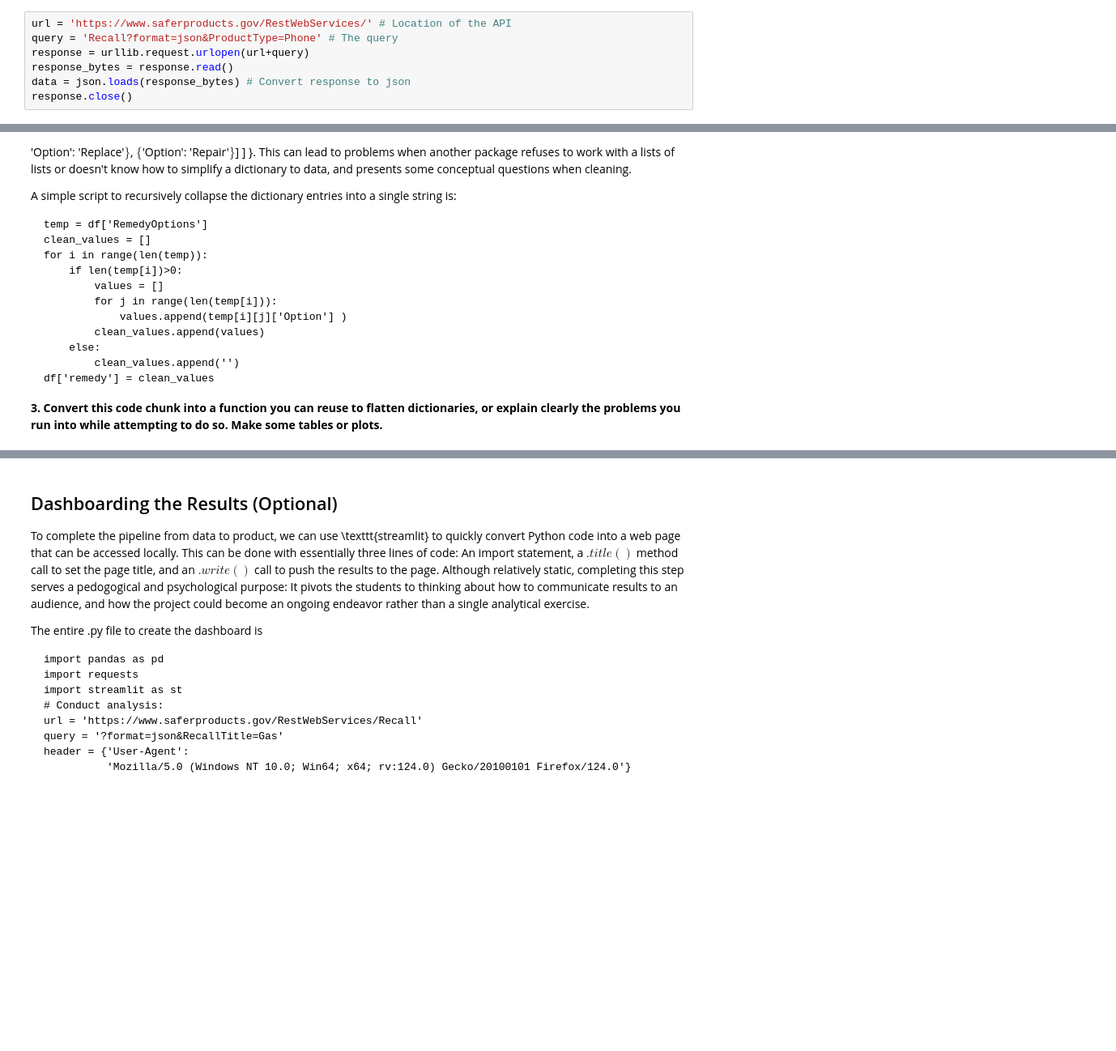
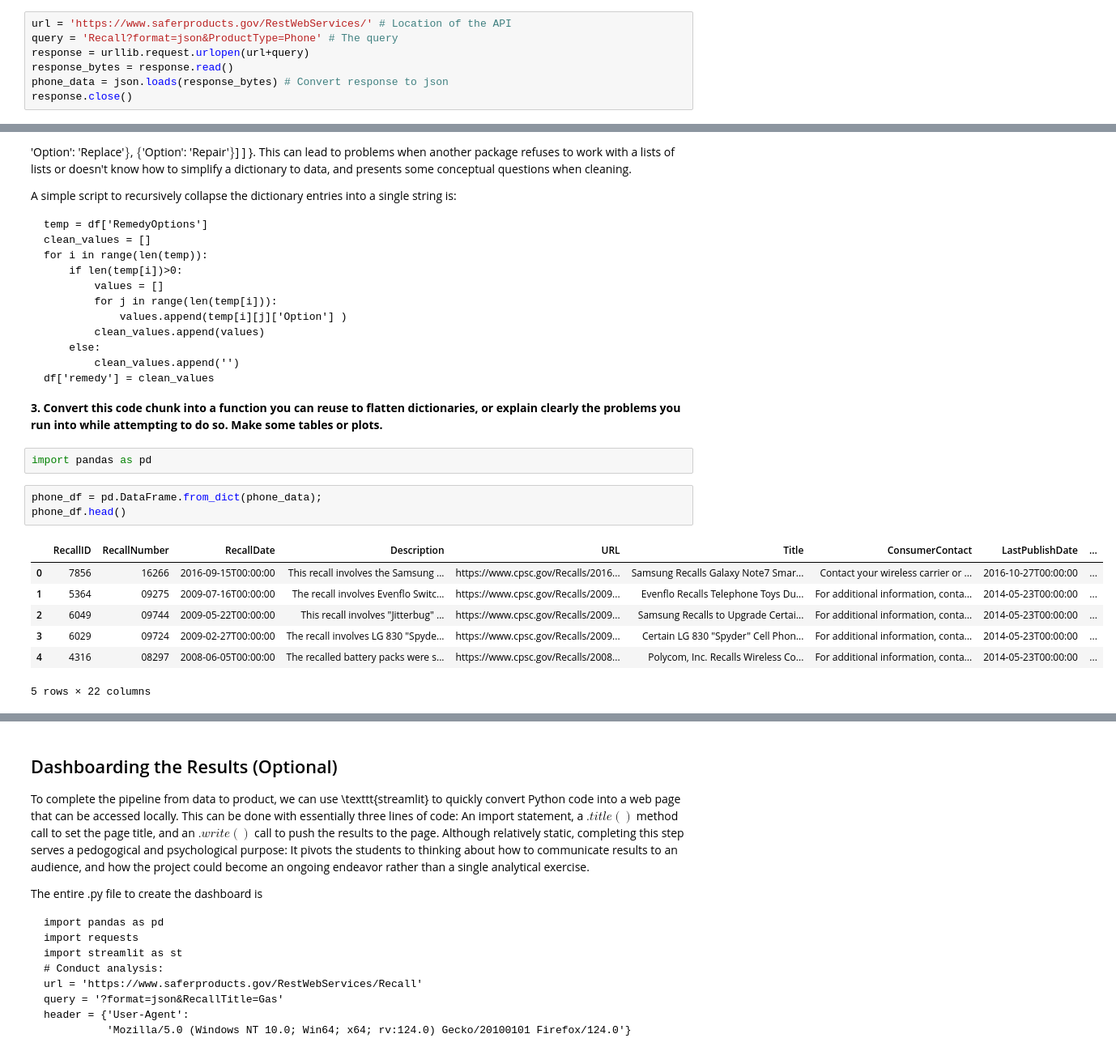
Before and after one commit to evaterry4/labs, a Jupyter notebook: 01_api_calls/assignment_notebook.ipynb, the cells around one changed output, grey strips where cells are left out. Shown at 81% size. Drawn from its saved outputs; the diff is of its cells as text; blank space fills up the shorter version.

```diff
--- a/01_api_calls/assignment_notebook.ipynb
+++ b/01_api_calls/assignment_notebook.ipynb
@@ -153,6 +153,6 @@ url = 'https://www.saferproducts.gov/RestWebServices/' # Location of the API
 query = 'Recall?format=json&ProductType=Phone' # The query
 response = urllib.request.urlopen(url+query)
 response_bytes = response.read()
-data = json.loads(response_bytes) # Convert response to json
+phone_data = json.loads(response_bytes) # Convert response to json
 response.close()
 # %%
@@ -204,3 +204,16 @@ A simple script to recursively collapse the dictionary entries into a single str
     df['remedy'] = clean_values
 
 **3. Convert this code chunk into a function you can reuse to flatten dictionaries, or explain clearly the problems you run into while attempting to do so. Make some tables or plots.**
+# %%
+import pandas as pd
+# %%
+phone_df = pd.DataFrame.from_dict(phone_data);
+phone_df.head()
+# %% [output]
+|  | RecallID | RecallNumber | RecallDate | Description | URL | Title | ConsumerContact | LastPublishDate | ... |
+| 0 | 7856 | 16266 | 2016-09-15T00:00:00 | This recall involves the Samsung ... | https://www.cpsc.gov/Recalls/2016... | Samsung Recalls Galaxy Note7 Smar... | Contact your wireless carrier or ... | 2016-10-27T00:00:00 | ... |
+| 1 | 5364 | 09275 | 2009-07-16T00:00:00 | The recall involves Evenflo Switc... | https://www.cpsc.gov/Recalls/2009... | Evenflo Recalls Telephone Toys Du... | For additional information, conta... | 2014-05-23T00:00:00 | ... |
+| 2 | 6049 | 09744 | 2009-05-22T00:00:00 | This recall involves "Jitterbug" ... | https://www.cpsc.gov/Recalls/2009... | Samsung Recalls to Upgrade Certai... | For additional information, conta... | 2014-05-23T00:00:00 | ... |
+| 3 | 6029 | 09724 | 2009-02-27T00:00:00 | The recall involves LG 830 "Spyde... | https://www.cpsc.gov/Recalls/2009... | Certain LG 830 "Spyder" Cell Phon... | For additional information, conta... | 2014-05-23T00:00:00 | ... |
+| 4 | 4316 | 08297 | 2008-06-05T00:00:00 | The recalled battery packs were s... | https://www.cpsc.gov/Recalls/2008... | Polycom, Inc. Recalls Wireless Co... | For additional information, conta... | 2014-05-23T00:00:00 | ... |
+5 rows × 22 columns
```
Also changed, not shown: parts of 3 cells of this notebook.
